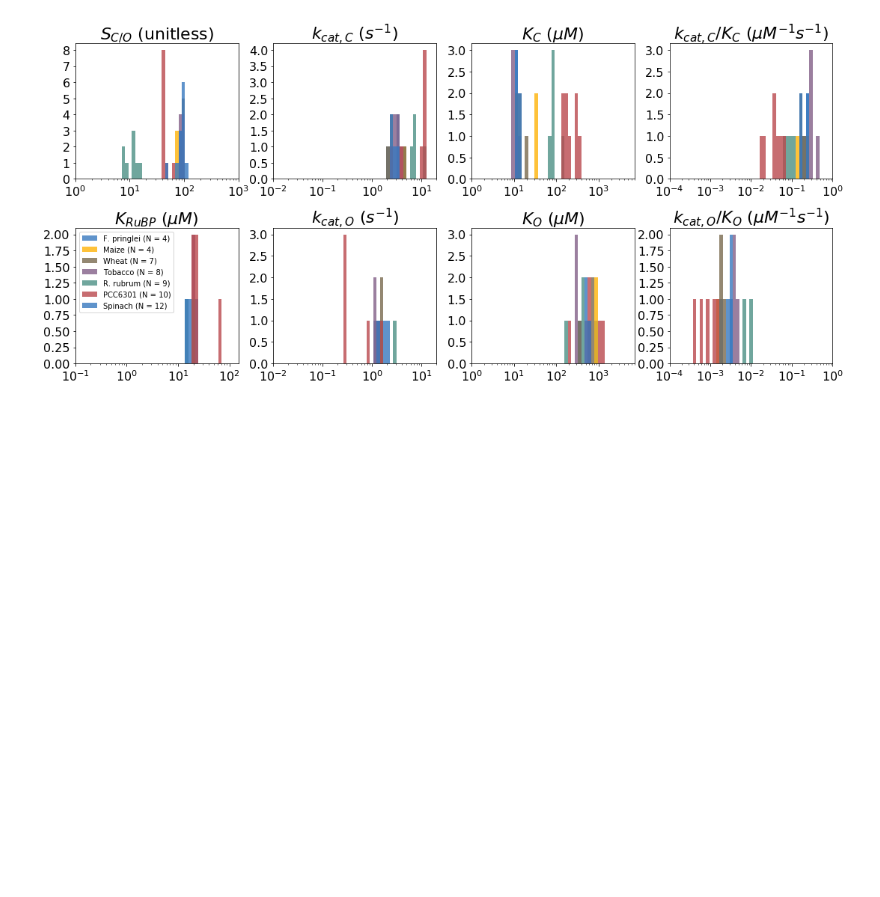
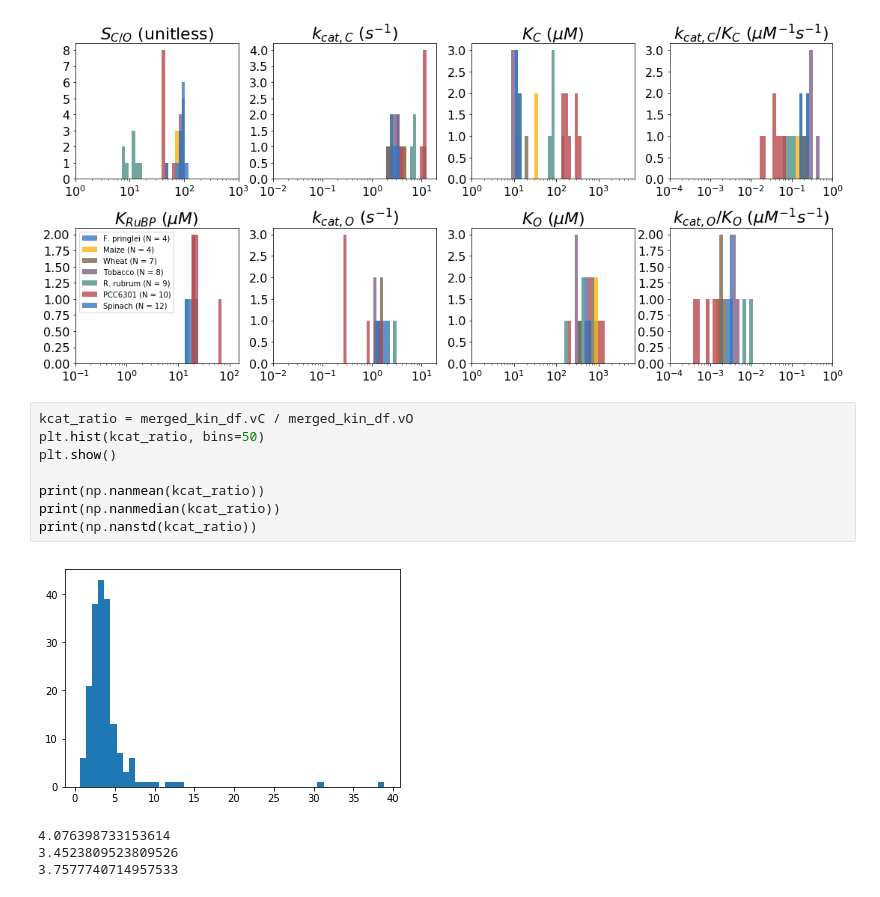
Before and after one commit to flamholz/rubisco, a Jupyter notebook: notebooks/FigureS3 Kinetic Parameter Histograms.ipynb, the cells around one changed output. Cells and saved outputs as stored; diff of their text form; blank space fills up the shorter version.

```diff
--- a/notebooks/FigureS3 Kinetic Parameter Histograms.ipynb
+++ b/notebooks/FigureS3 Kinetic Parameter Histograms.ipynb
@@ -209,3 +209,16 @@ plt.savefig('figS3/figS3_histograms_multiple_measurements.png', dpi=400)
 plt.show()
 # %% [output]
 [figure]
+# %%
+kcat_ratio = merged_kin_df.vC / merged_kin_df.vO
+plt.hist(kcat_ratio, bins=50)
+plt.show()
+
+print(np.nanmean(kcat_ratio))
+print(np.nanmedian(kcat_ratio))
+print(np.nanstd(kcat_ratio))
+# %% [output]
+[figure, added]
+4.076398733153614
+3.4523809523809526
+3.7577740714957533
```
Also changed, not shown: parts of 1 cell of this notebook, 10 other files.
